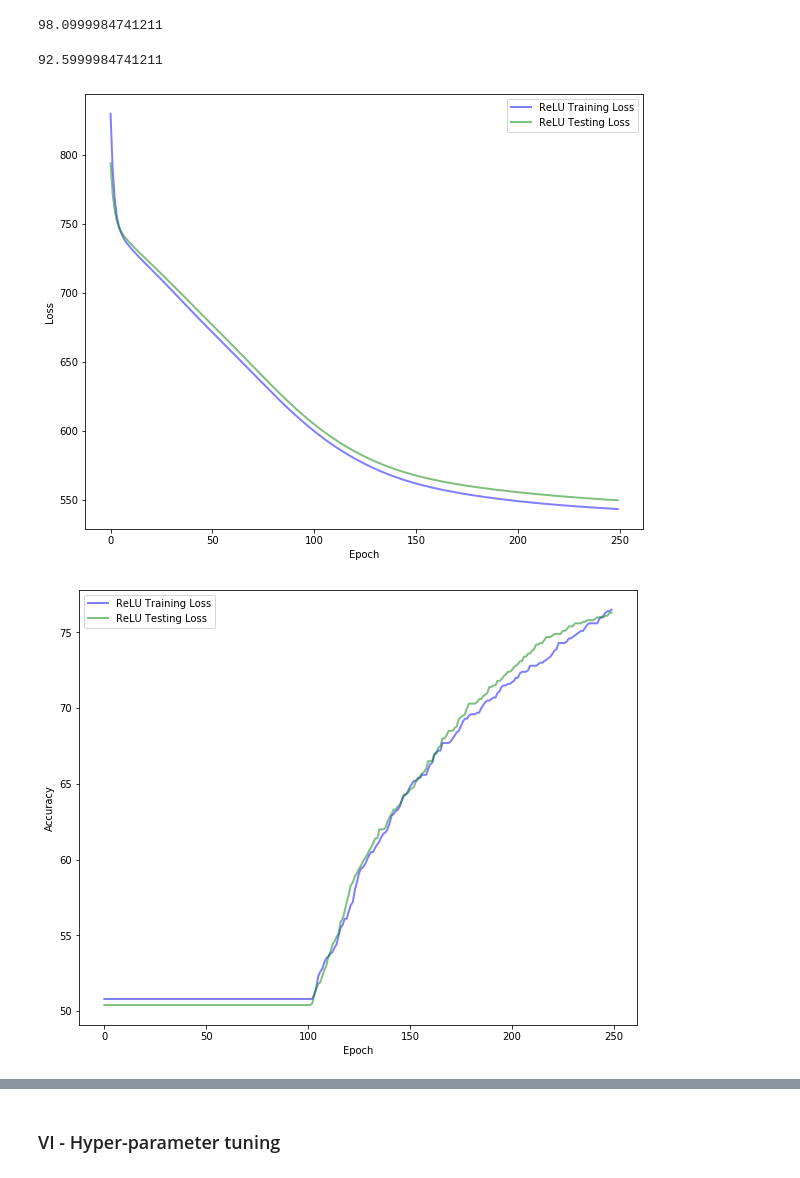
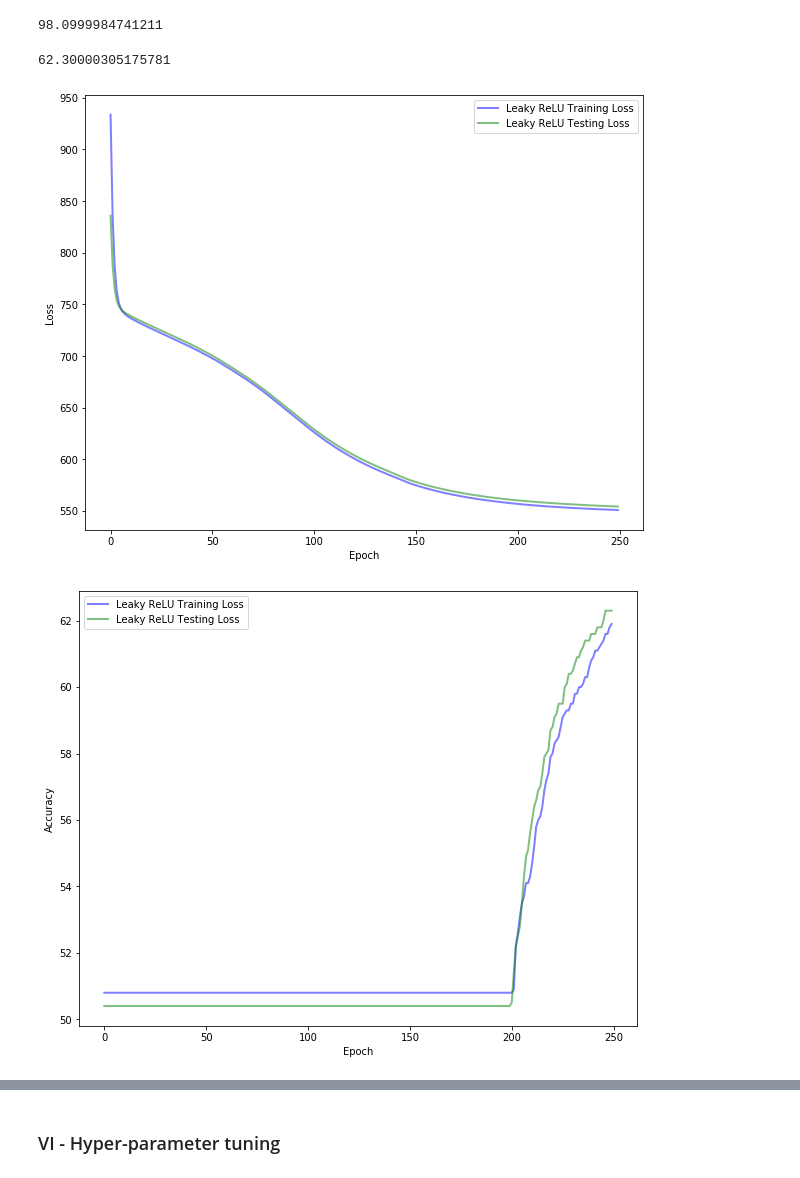
Before and after one commit to Laragervaise/Deep-Learning, a Jupyter notebook: proj2.ipynb, the cells around one changed output, grey strips where cells are left out. Saved outputs shown, nothing was run; the diff lists cells and outputs as text; code cells hidden in the pictures.

Commit message:
leakyRelu20Runs

```diff
--- a/proj2.ipynb
+++ b/proj2.ipynb
@@ -480,12 +481,12 @@ print(acc_soft)
 # Test the performance of the leaky relu model with tuned hyper parameters
 
 model_leaky = model_selector(4)
-history_leaky = train(model_leaky, train_pts, train_targets, 250, 0.0001, test_pts = test_pts, test_targets = test_targets,
+history_leaky = train(model_leaky, train_pts, train_targets, 250, 0.00007, test_pts = test_pts, test_targets = test_targets,
                      train_history = True, test_history = True, criterion = 'MSE')
 acc_leaky = compute_acc(model_leaky, test_pts, test_labels, model_leaky.forward(test_pts))
 print(acc_leaky)
 # %% [output]
-92.5999984741211
+62.30000305175781
 # %%
 def simple_plot(history, model_name, train_history = False, test_history = False):
     train_losses = history['train_loss']
@@ -519,7 +520,8 @@ def simple_plot(history, model_name, train_history = False, test_history = False
     plt.legend()
     plt.show()
 # %%
-simple_plot(history_relu, 'ReLU', train_history = True, test_history = True)
+#simple_plot(history_relu, 'ReLU', train_history = True, test_history = True)
+simple_plot(history_leaky, 'Leaky ReLU', train_history = True, test_history = True)
 # %% [output]
-[figure, old version]
+[figure, new version]
-[figure, old version]
+[figure, new version]
```
Also changed, not shown: parts of 12 cells of this notebook.
